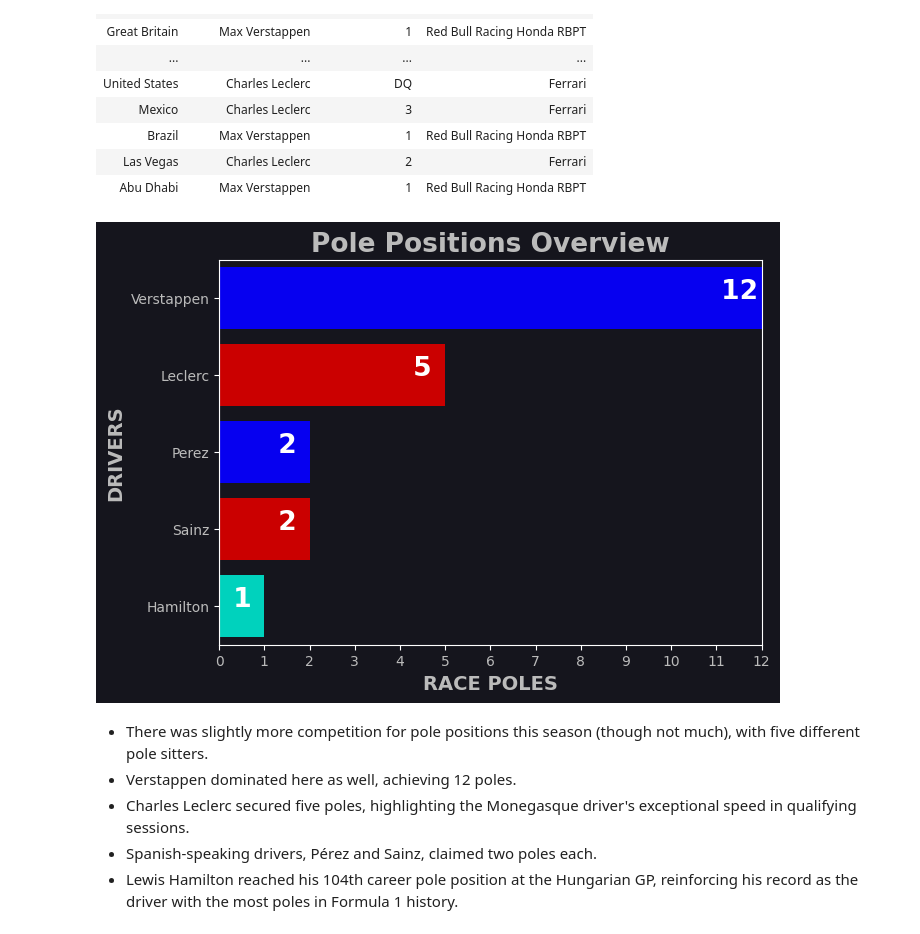
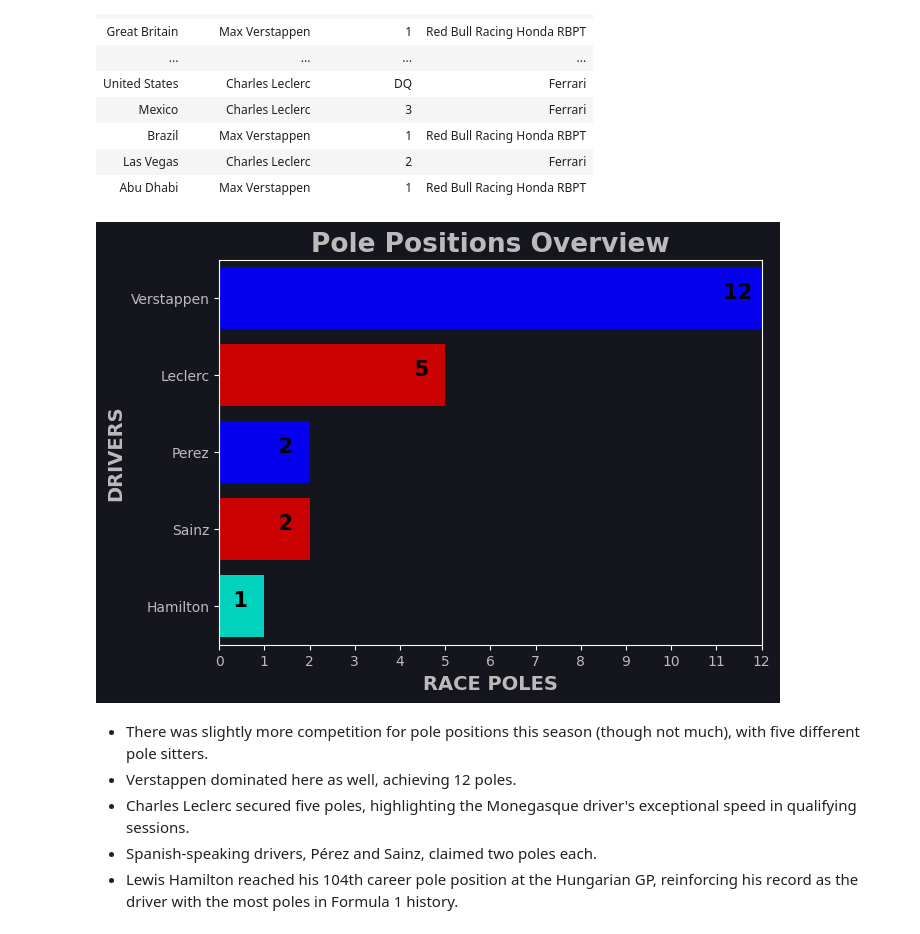
Before and after one commit to Francv05/F1-Analysis, a Jupyter notebook: Proyecto F1 23/Formula1_2023_analysis.ipynb, the cells around one changed output. Saved outputs shown, nothing was run; the diff lists cells and outputs as text; code cells hidden in the pictures.

```diff
--- a/Proyecto F1 23/Formula1_2023_analysis.ipynb
+++ b/Proyecto F1 23/Formula1_2023_analysis.ipynb
@@ -383,7 +383,7 @@ plt.figure(figsize=(7,5))
 plt.axis([0, max(winners) + 0.5, len(winners) - 0.5, -0.5])
 plt.barh([driver.split()[1] for driver in winners.index], winners, color=c)
 for i in range(len(winners)):
-    plt.text(winners[i] - 1.3, i, "{:>3}".format(winners[i]), fontsize=15, fontweight='bold', color='white')
+    plt.text(winners.iloc[i] - 1.3, i, "{:>3}".format(winners.iloc[i]), fontsize=15, fontweight='bold', color='k')
 plt.title('Race Winners Overview', fontsize=19, fontweight='bold', color='#bbbbbb')
 plt.xlabel('RACE WINS', fontsize=14, fontweight='bold', color='#bbbbbb')
 plt.ylabel('DRIVERS', fontsize=14, fontweight='bold', color='#bbbbbb')
@@ -425,7 +425,7 @@ plt.figure(figsize=(7,5))
 plt.axis([0, max(sprint_winners), len(sprint_winners) - 0.5, -0.5])
 plt.barh([driver.split()[1] for driver in sprint_winners.index], sprint_winners, color=c)
 for i in range(len(sprint_winners)):
-    plt.text(sprint_winners[i] - 0.4, i, "{:>3}".format(sprint_winners[i]), fontsize=15, fontweight='bold', color='white')
+    plt.text(sprint_winners.iloc[i] - 0.3, i, "{:>3}".format(sprint_winners.iloc[i]), fontsize=15, fontweight='bold', color='k')
 plt.title('Sprint Race Winners Overview', fontsize=19, fontweight='bold', color='#bbbbbb')
 plt.xlabel('SPRINT WINS', fontsize=14, fontweight='bold', color='#bbbbbb')
 plt.ylabel('DRIVERS', fontsize=14, fontweight='bold', color='#bbbbbb')
@@ -473,22 +473,21 @@ display(HTML(html_table))
 # %%
 pole_counts = poles['Driver'].value_counts()
 c = assign_color('drivers', pole_counts.index)
 plt.figure(figsize=(7, 5))
 plt.axis([0, max(pole_counts), len(pole_counts) - 0.5, -0.5])
 plt.barh([driver.split()[1] for driver in pole_counts.index], pole_counts, color=c)
 for i in range(len(pole_counts)):
-    plt.text(pole_counts[i] - 1.1, i, "{:>3}".format(pole_counts[i]),
-             fontsize=19, fontweight='bold', color='white')
+    plt.text(pole_counts.iloc[i] - 1, i, "{:>3}".format(pole_counts.iloc[i]), fontsize=15, fontweight='bold', color='k')
 
 plt.title('Pole Positions Overview', fontsize=19, fontweight='bold', color='#bbbbbb')
 plt.xlabel('RACE POLES', fontsize=14, fontweight='bold', color='#bbbbbb')
 plt.ylabel('DRIVERS', fontsize=14, fontweight='bold', color='#bbbbbb')
 plt.xticks(np.arange(0, max(pole_counts) + 1, 1), color='#bbbbbb')
 plt.yticks(color='#bbbbbb')
 plt.axvline(0, color='#bbbbbb')
 plt.show()
 # %% [output]
-[figure, old version]
+[figure, new version]
 # %% [markdown]
 - There was slightly more competition for pole positions this season (though not much), with five different pole sitters.
 - Verstappen dominated here as well, achieving 12 poles.
```
Also changed, not shown: parts of 13 cells of this notebook.
